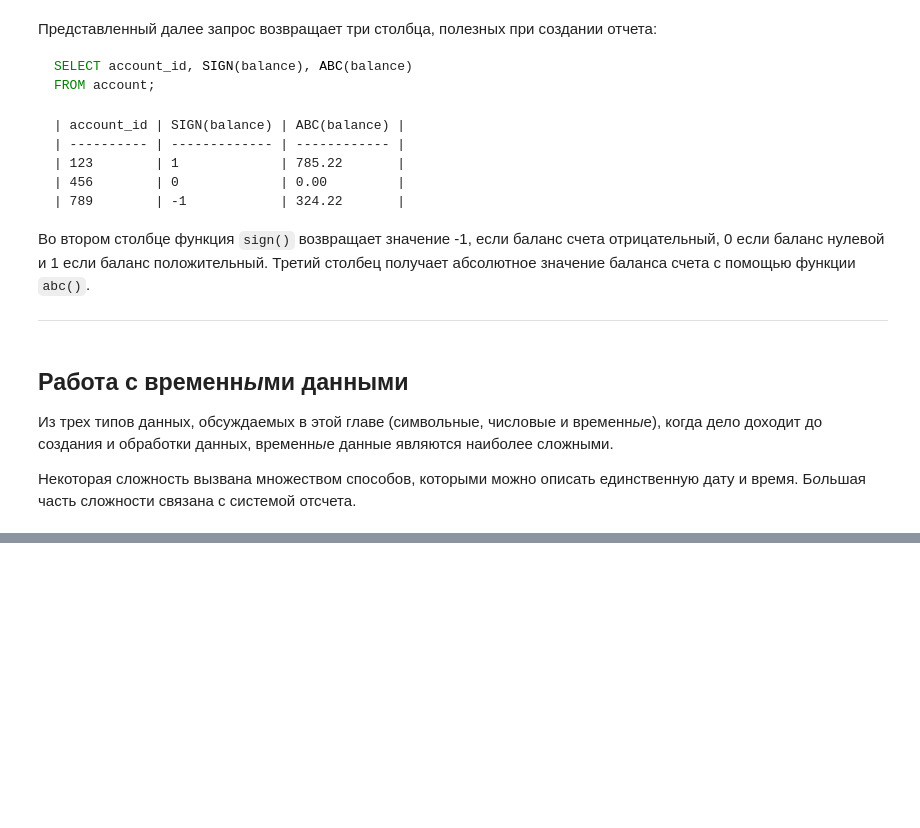
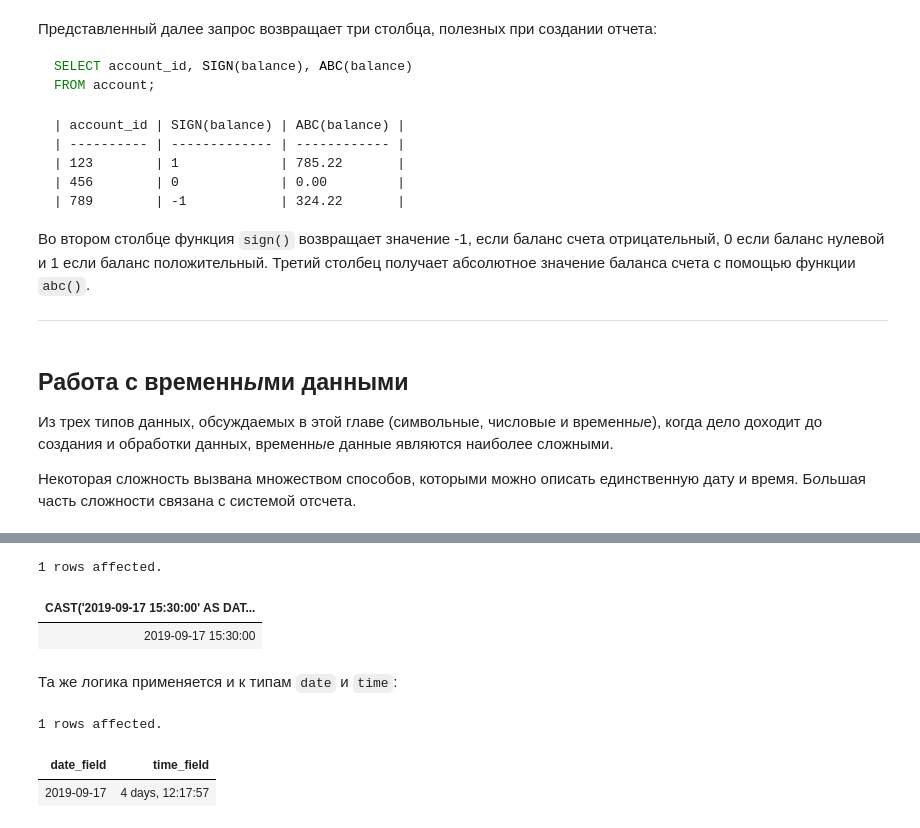
Before and after one commit to magus1968/learning-sql, a Jupyter notebook: docs/chapters/ch07.ipynb, the cells around one changed output, grey strips where cells are left out. Drawn from its saved outputs; the diff is of its cells as text; code cells hidden in the pictures; blank space fills up the shorter version.

```diff
--- a/docs/chapters/ch07.ipynb
+++ b/docs/chapters/ch07.ipynb
@@ -965,0 +1106,17 @@ FROM account;
+# %%
+%%sql
+SELECT CAST('2019-09-17 15:30:00' AS DATETIME);
+# %% [output]
+1 rows affected.
+| CAST('2019-09-17 15:30:00' AS DAT... |
+| 2019-09-17 15:30:00 |
+# %% [markdown]
+Та же логика применяется и к типам `date` и `time`:
+# %%
+%%sql
+SELECT CAST('2019-09-17' AS DATE) date_field,
+CAST('108:17:57' AS TIME) time_field;
+# %% [output]
+1 rows affected.
+| date_field | time_field |
+| 2019-09-17 | 4 days, 12:17:57 |
```
Also changed, not shown: parts of 32 cells of this notebook.
